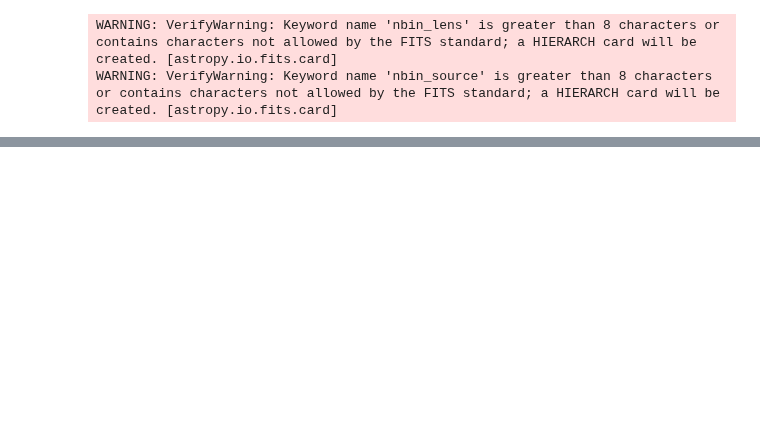
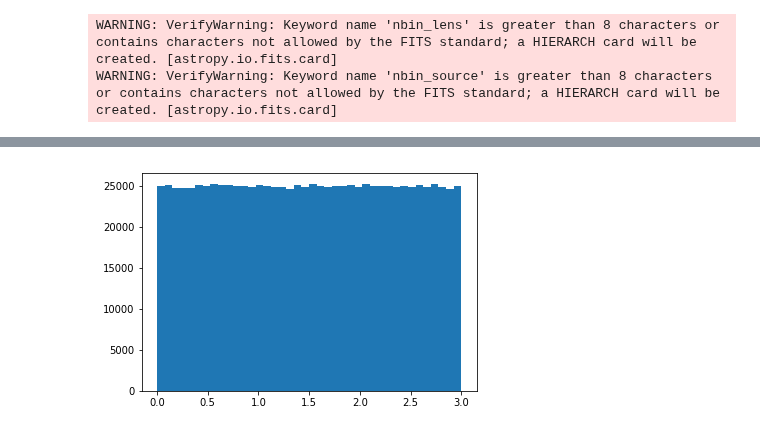
Before and after one commit to LSSTDESC/sacc, a Jupyter notebook: examples/notebooks/create-sacc2.ipynb, the cells around one changed output, grey strips where cells are left out. Drawn from its saved outputs; the diff is of its cells as text; code cells hidden in the pictures; blank space fills up the shorter version.

```diff
--- a/examples/notebooks/create-sacc2.ipynb
+++ b/examples/notebooks/create-sacc2.ipynb
@@ -65,4 +62,6 @@ for i in range(nbin):
 # %%
+timer = time.perf_counter
+
 S = sacc2.Sacc()
 
 S.metadata['nbin_lens'] = 4
@@ -71,6 +70,8 @@ S.metadata['creator'] = 'Beloved User'
 S.metadata['creation'] = datetime.datetime.now().isoformat()
 S.metadata['info'] = 'Theory predictions using CCL'
 
+
+t0 = timer()
 # In this case we use the same top-hat window for each bin.
 # In reality we would probably use a different window for each
 # pair of bins, empirically determined.
@@ -83,17 +84,21 @@ for i in range(5):
     w = np.random.uniform(size=10)**2
     windows_1pt.append(sacc2.Window(v,w))
 
+t1 = timer()
 variances = []
+
+NZ = sacc2.tracer_types.NZ
+
 for i in range(nbin):
     # Add the appropriate tracer
-    S.add_tracer('NZ', f'bin_{i}', z, N_z[i])
+    S.add_tracer(NZ, f'bin_{i}', z, N_z[i])
     # Get the binned spectrum values
     cb = spectra[i]
     # In this case we are just doing LSS, so
     # there is just a single bin, repeated.
     bin_name = f'bin_{i}'
     # Add the values
-    S.add_ell_cl('galaxy_density_cl', bin_name, bin_name, effective_ell, cb, window=windows)
+    S.add_ell_cl(galaxy_density_cl, bin_name, bin_name, effective_ell, cb, window=windows)
     variances.append(errors[i]**2)
     # Imaginary statistic to test having a second kind of data here
     for i in range(10):
@@ -101,11 +106,26 @@ for i in range(nbin):
                          window=windows_1pt[i%5], is_good=np.random.choice([0,1]))
         variances.append([1.0])
 
+t2 = timer()
 S.add_covariance(np.concatenate(variances))
+t3 = timer()
 
 # The canonical ordering organizes data points by type
-S.to_canonical_order()
+#S.to_canonical_order()
+t4 = timer()
+
+
+print("These times can vary a lot:")
+print(f"    Time to make window objects: {(t1-t0)*1000:.2f}ms")
+print(f"    Time to make tracers and data points: {(t2-t1)*1000:.2f}ms")
+print(f"    Time to add covariance: {(t3-t2)*1000:.2f}ms")
+print(f"    Time to sort data: {(t4-t3)*1000:.2f}ms")
+print(f"    Total construction time: {(t4-t0)*1000:.2f}ms")
 
 
 S.data[4].tags['magic_number'] = 42
 S.data[10].tags['magic_number'] = 42
+
+# If you do this a second time then it is much faster,
+# presumably due to data caching or python string interning
+print(S.covariance.diag.shape)
@@ -139,0 +210,7 @@ legend()
+# %%
+%%time
+S3 = sacc2.Sacc()
+N = 1000000
+S3.add_tracer('misc', 'SN_pop1')
+for i in range(N):
+    S3.add_data_point("supernova_data", ('SN_pop1',), np.random.uniform(14., 26.), z=np.random.uniform(0., 3.0))
@@ -139,0 +226,3 @@ legend()
+# %%
+%%time
+z=S3.get_tag('z', 'supernova_data')
@@ -139,0 +232,4 @@ legend()
+# %%
+_=hist(z, bins=40)
+# %% [output]
+[figure, added]
```
Also changed, not shown: parts of 19 cells of this notebook, 4 other files.
